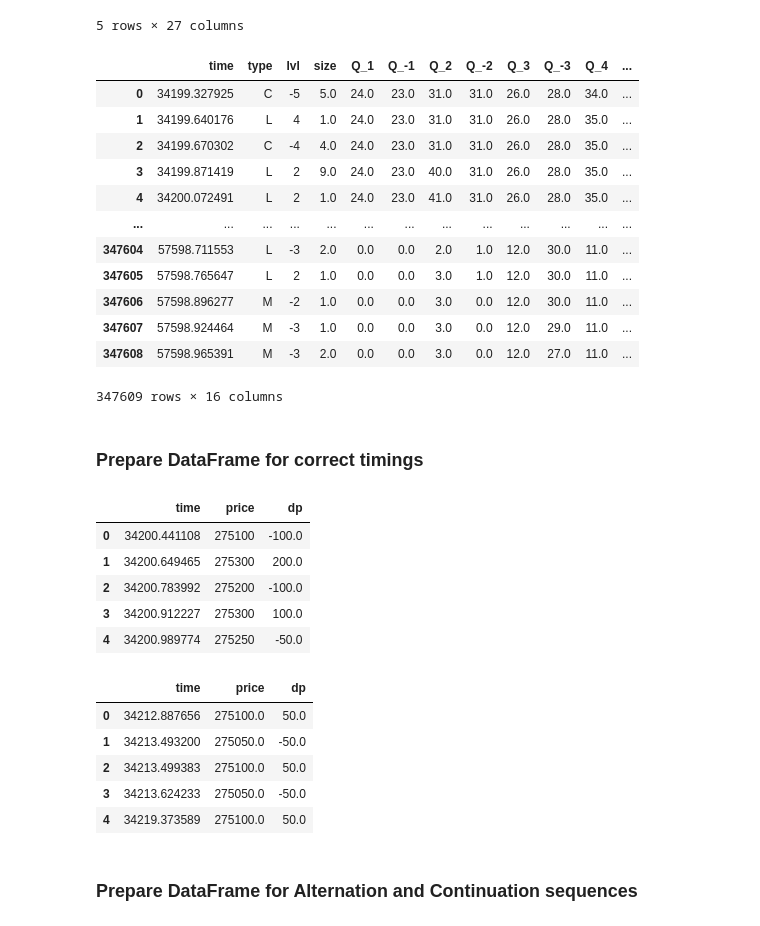
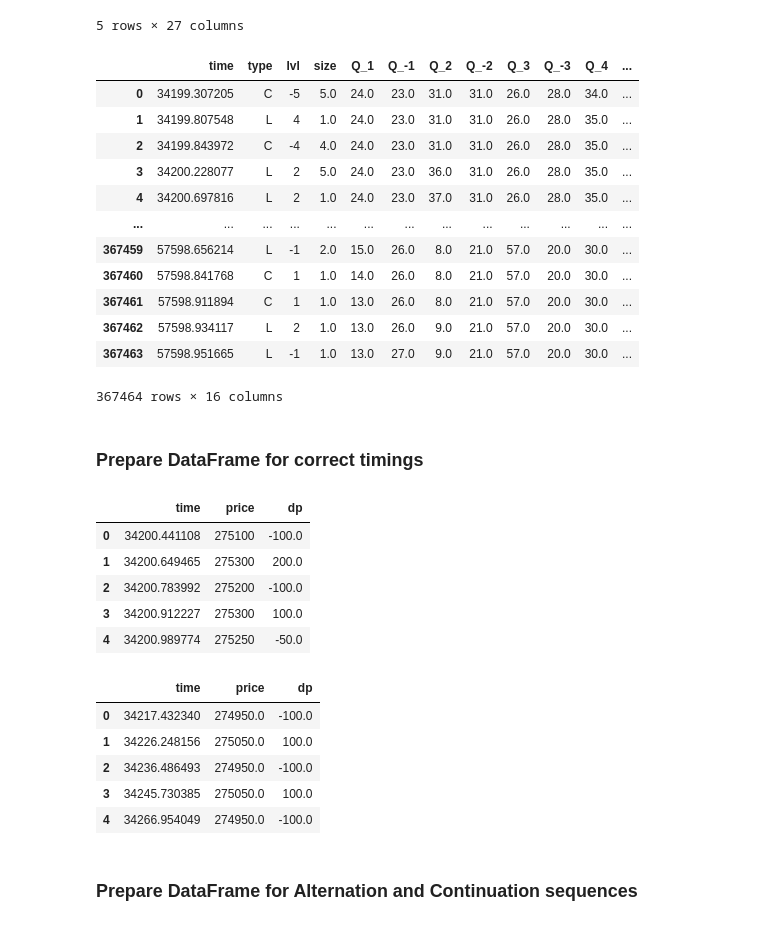
Before and after one commit to archer-paul/DeepQR-Microstructure, a Jupyter notebook: roughVolatility.ipynb, the cells around one changed output. Cells and saved outputs as stored; diff of their text form; code cells hidden in the pictures.

```diff
--- a/roughVolatility.ipynb
+++ b/roughVolatility.ipynb
@@ -43,26 +43,26 @@ df_2.head()
 | 4 | 34200.039884 | 0.000000 | M | 309700 | 1 | 1 | 309750.0 | 309800.0 | 0 | 309700.0 | ... | ... |
 5 rows × 27 columns
 # %%
-df_sim = pd.read_parquet("mdqr_simulation_full(1).parquet")
+df_sim = pd.read_parquet("mdqr_sim_alpha=0.1_max_adj=0.1_temp=0.8.parquet")
 df_sim = df_sim.rename(columns={"event_price": "price"})
 df_sim["price"] *=50
 df_sim["price"] += 275000
 df_sim["time"]  += 34199
 df_sim
 # %% [output]
 |  | time | type | lvl | size | Q_1 | Q_-1 | Q_2 | Q_-2 | Q_3 | Q_-3 | Q_4 | ... |
-| 0 | 34199.327925 | C | -5 | 5.0 | 24.0 | 23.0 | 31.0 | 31.0 | 26.0 | 28.0 | 34.0 | ... |
-| 1 | 34199.640176 | L | 4 | 1.0 | 24.0 | 23.0 | 31.0 | 31.0 | 26.0 | 28.0 | 35.0 | ... |
-| 2 | 34199.670302 | C | -4 | 4.0 | 24.0 | 23.0 | 31.0 | 31.0 | 26.0 | 28.0 | 35.0 | ... |
-| 3 | 34199.871419 | L | 2 | 9.0 | 24.0 | 23.0 | 40.0 | 31.0 | 26.0 | 28.0 | 35.0 | ... |
-| 4 | 34200.072491 | L | 2 | 1.0 | 24.0 | 23.0 | 41.0 | 31.0 | 26.0 | 28.0 | 35.0 | ... |
+| 0 | 34199.307205 | C | -5 | 5.0 | 24.0 | 23.0 | 31.0 | 31.0 | 26.0 | 28.0 | 34.0 | ... |
+| 1 | 34199.807548 | L | 4 | 1.0 | 24.0 | 23.0 | 31.0 | 31.0 | 26.0 | 28.0 | 35.0 | ... |
+| 2 | 34199.843972 | C | -4 | 4.0 | 24.0 | 23.0 | 31.0 | 31.0 | 26.0 | 28.0 | 35.0 | ... |
+| 3 | 34200.228077 | L | 2 | 5.0 | 24.0 | 23.0 | 36.0 | 31.0 | 26.0 | 28.0 | 35.0 | ... |
+| 4 | 34200.697816 | L | 2 | 1.0 | 24.0 | 23.0 | 37.0 | 31.0 | 26.0 | 28.0 | 35.0 | ... |
 | ... | ... | ... | ... | ... | ... | ... | ... | ... | ... | ... | ... | ... |
-| 347604 | 57598.711553 | L | -3 | 2.0 | 0.0 | 0.0 | 2.0 | 1.0 | 12.0 | 30.0 | 11.0 | ... |
-| 347605 | 57598.765647 | L | 2 | 1.0 | 0.0 | 0.0 | 3.0 | 1.0 | 12.0 | 30.0 | 11.0 | ... |
-| 347606 | 57598.896277 | M | -2 | 1.0 | 0.0 | 0.0 | 3.0 | 0.0 | 12.0 | 30.0 | 11.0 | ... |
-| 347607 | 57598.924464 | M | -3 | 1.0 | 0.0 | 0.0 | 3.0 | 0.0 | 12.0 | 29.0 | 11.0 | ... |
-| 347608 | 57598.965391 | M | -3 | 2.0 | 0.0 | 0.0 | 3.0 | 0.0 | 12.0 | 27.0 | 11.0 | ... |
+| 367459 | 57598.656214 | L | -1 | 2.0 | 15.0 | 26.0 | 8.0 | 21.0 | 57.0 | 20.0 | 30.0 | ... |
+| 367460 | 57598.841768 | C | 1 | 1.0 | 14.0 | 26.0 | 8.0 | 21.0 | 57.0 | 20.0 | 30.0 | ... |
+| 367461 | 57598.911894 | C | 1 | 1.0 | 13.0 | 26.0 | 8.0 | 21.0 | 57.0 | 20.0 | 30.0 | ... |
+| 367462 | 57598.934117 | L | 2 | 1.0 | 13.0 | 26.0 | 9.0 | 21.0 | 57.0 | 20.0 | 30.0 | ... |
+| 367463 | 57598.951665 | L | -1 | 1.0 | 13.0 | 27.0 | 9.0 | 21.0 | 57.0 | 20.0 | 30.0 | ... |
-347609 rows × 16 columns
+367464 rows × 16 columns
 # %% [markdown]
 ### Prepare DataFrame for correct timings ###
 # %%
@@ -81,11 +81,11 @@ display(pc_sim.head())
 | 3 | 34200.912227 | 275300 | 100.0 |
 | 4 | 34200.989774 | 275250 | -50.0 |
 |  | time | price | dp |
-| 0 | 34212.887656 | 275100.0 | 50.0 |
-| 1 | 34213.493200 | 275050.0 | -50.0 |
-| 2 | 34213.499383 | 275100.0 | 50.0 |
-| 3 | 34213.624233 | 275050.0 | -50.0 |
-| 4 | 34219.373589 | 275100.0 | 50.0 |
+| 0 | 34217.432340 | 274950.0 | -100.0 |
+| 1 | 34226.248156 | 275050.0 | 100.0 |
+| 2 | 34236.486493 | 274950.0 | -100.0 |
+| 3 | 34245.730385 | 275050.0 | 100.0 |
+| 4 | 34266.954049 | 274950.0 | -100.0 |
 # %% [markdown]
 ### Prepare DataFrame for Alternation and Continuation sequences ###
 # %%
```
Also changed, not shown: parts of 4 cells of this notebook, 7 other files.
